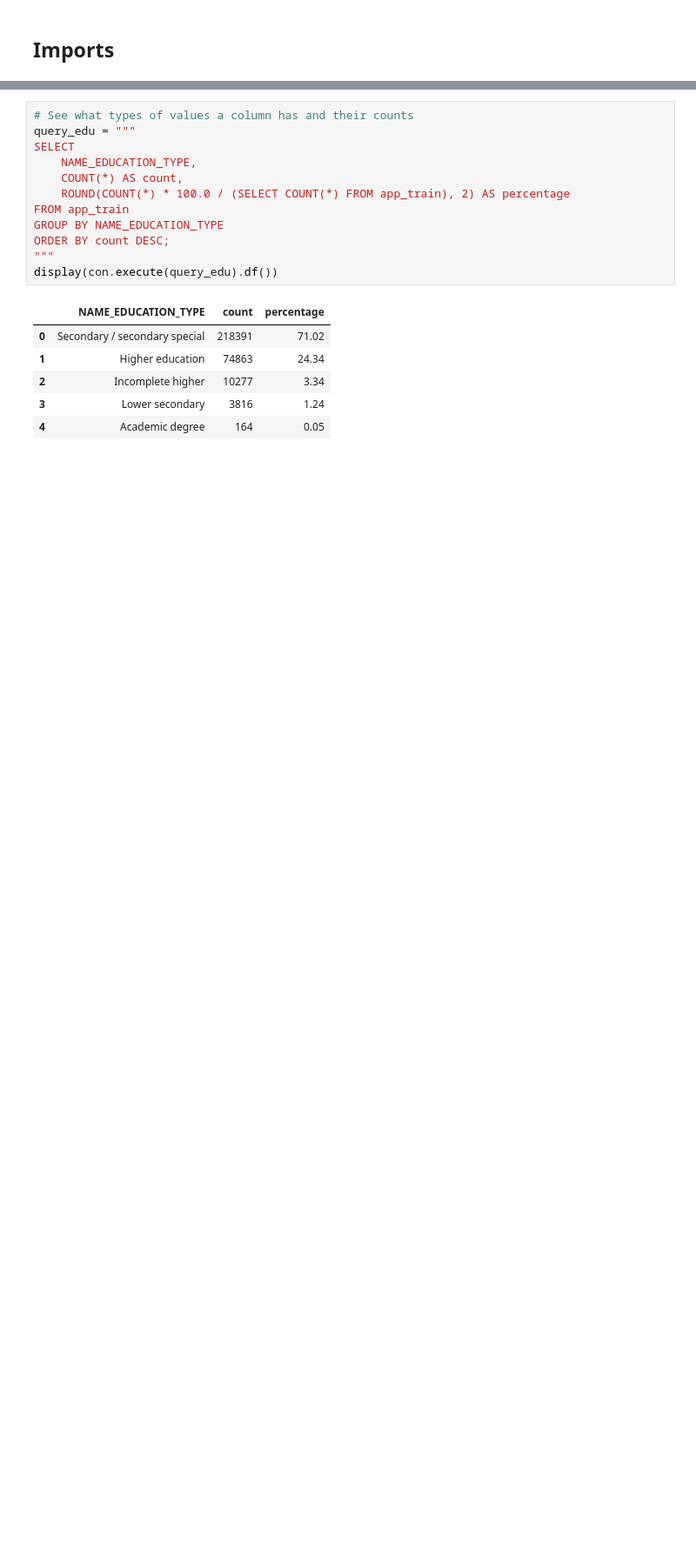
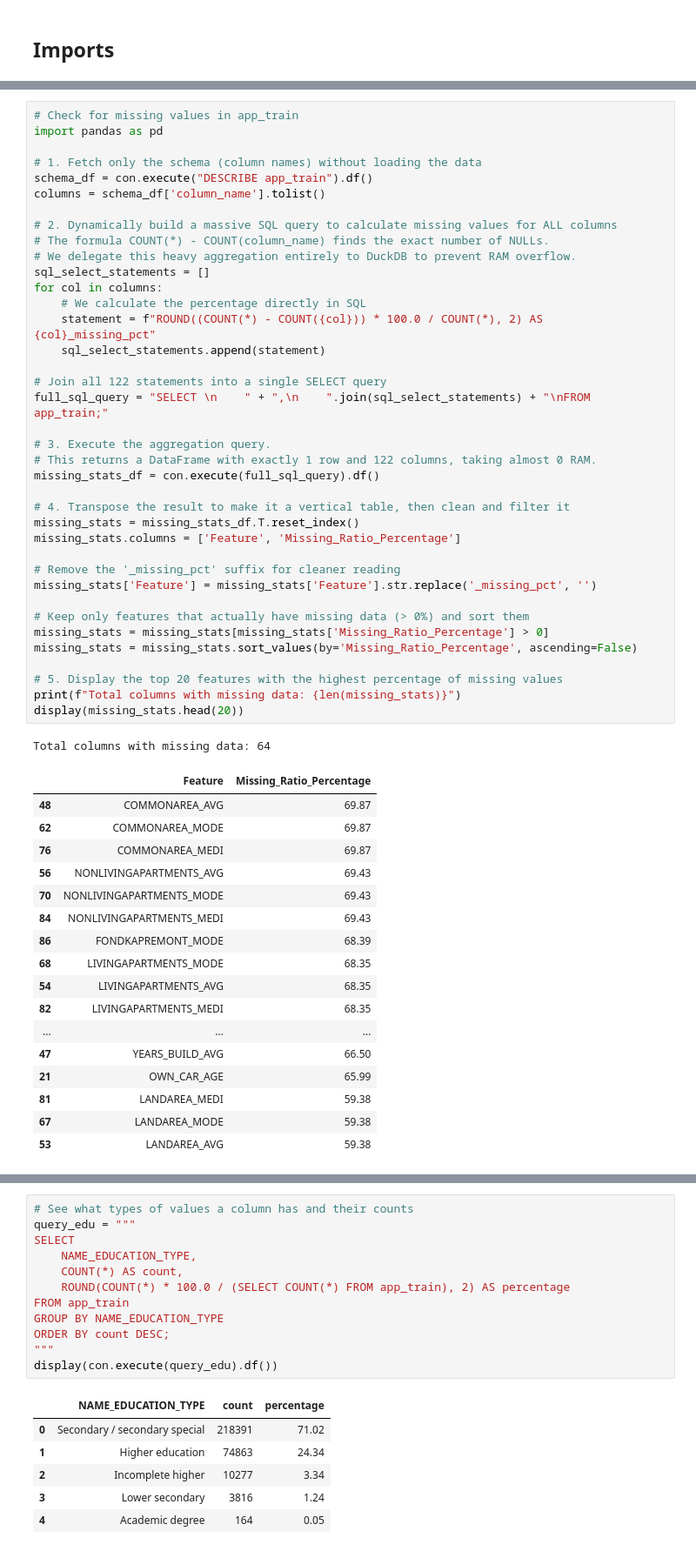
Before and after one commit to dimitrimovila/credit_risk_model, a Jupyter notebook: 01_eda_and_sql.ipynb, the cells around one changed output, grey strips where cells are left out. Shown at 87% size. Saved outputs shown, nothing was run; the diff lists cells and outputs as text; blank space fills up the shorter version.

```diff
--- a/01_eda_and_sql.ipynb
+++ b/01_eda_and_sql.ipynb
@@ -87,0 +157,57 @@ Exploration
+# %%
+# Check for missing values in app_train
+import pandas as pd
+
+# 1. Fetch only the schema (column names) without loading the data
+schema_df = con.execute("DESCRIBE app_train").df()
+columns = schema_df['column_name'].tolist()
+
+# 2. Dynamically build a massive SQL query to calculate missing values for ALL columns
+# The formula COUNT(*) - COUNT(column_name) finds the exact number of NULLs.
+# We delegate this heavy aggregation entirely to DuckDB to prevent RAM overflow.
+sql_select_statements = []
+for col in columns:
+    # We calculate the percentage directly in SQL
+    statement = f"ROUND((COUNT(*) - COUNT({col})) * 100.0 / COUNT(*), 2) AS {col}_missing_pct"
+    sql_select_statements.append(statement)
+
+# Join all 122 statements into a single SELECT query
+full_sql_query = "SELECT \n    " + ",\n    ".join(sql_select_statements) + "\nFROM app_train;"
+
+# 3. Execute the aggregation query.
+# This returns a DataFrame with exactly 1 row and 122 columns, taking almost 0 RAM.
+missing_stats_df = con.execute(full_sql_query).df()
+
+# 4. Transpose the result to make it a vertical table, then clean and filter it
+missing_stats = missing_stats_df.T.reset_index()
+missing_stats.columns = ['Feature', 'Missing_Ratio_Percentage']
+
+# Remove the '_missing_pct' suffix for cleaner reading
+missing_stats['Feature'] = missing_stats['Feature'].str.replace('_missing_pct', '')
+
+# Keep only features that actually have missing data (> 0%) and sort them
+missing_stats = missing_stats[missing_stats['Missing_Ratio_Percentage'] > 0]
+missing_stats = missing_stats.sort_values(by='Missing_Ratio_Percentage', ascending=False)
+
+# 5. Display the top 20 features with the highest percentage of missing values
+print(f"Total columns with missing data: {len(missing_stats)}")
+display(missing_stats.head(20))
+# %% [output]
+Total columns with missing data: 64
+|  | Feature | Missing_Ratio_Percentage |
+| 48 | COMMONAREA_AVG | 69.87 |
+| 62 | COMMONAREA_MODE | 69.87 |
+| 76 | COMMONAREA_MEDI | 69.87 |
+| 56 | NONLIVINGAPARTMENTS_AVG | 69.43 |
+| 70 | NONLIVINGAPARTMENTS_MODE | 69.43 |
+| 84 | NONLIVINGAPARTMENTS_MEDI | 69.43 |
+| 86 | FONDKAPREMONT_MODE | 68.39 |
+| 68 | LIVINGAPARTMENTS_MODE | 68.35 |
+| 54 | LIVINGAPARTMENTS_AVG | 68.35 |
+| 82 | LIVINGAPARTMENTS_MEDI | 68.35 |
+| ... | ... | ... |
+| 47 | YEARS_BUILD_AVG | 66.50 |
+| 21 | OWN_CAR_AGE | 65.99 |
+| 81 | LANDAREA_MEDI | 59.38 |
+| 67 | LANDAREA_MODE | 59.38 |
+| 53 | LANDAREA_AVG | 59.38 |
```
Also changed, not shown: parts of 54 cells of this notebook.
